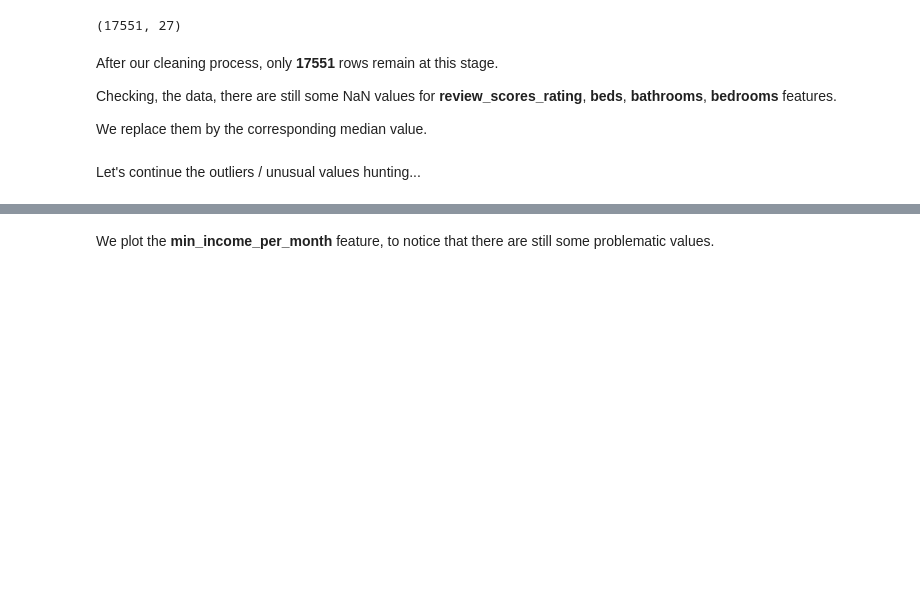
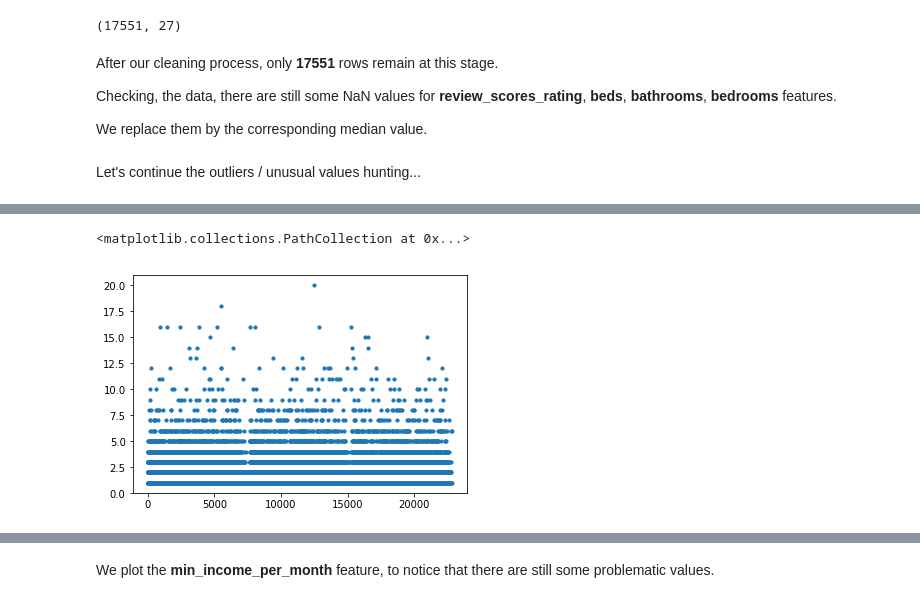
Before and after one commit to younes-elgarrai/Coursera_Capstone, a Jupyter notebook: capstone_project_data_cleaning.ipynb, the cells around one changed output, grey strips where cells are left out. Cells and saved outputs as stored; diff of their text form; code cells hidden in the pictures; blank space fills up the shorter version.

```diff
--- a/capstone_project_data_cleaning.ipynb
+++ b/capstone_project_data_cleaning.ipynb
@@ -608,0 +909,5 @@ Let's continue the outliers / unusual values hunting...
+# %%
+plt.scatter(airbnb_df.index, airbnb_df.beds, s=10)
+# %% [output]
+<matplotlib.collections.PathCollection at 0x...>
+[figure, added]
```
Also changed, not shown: parts of 74 cells of this notebook.
